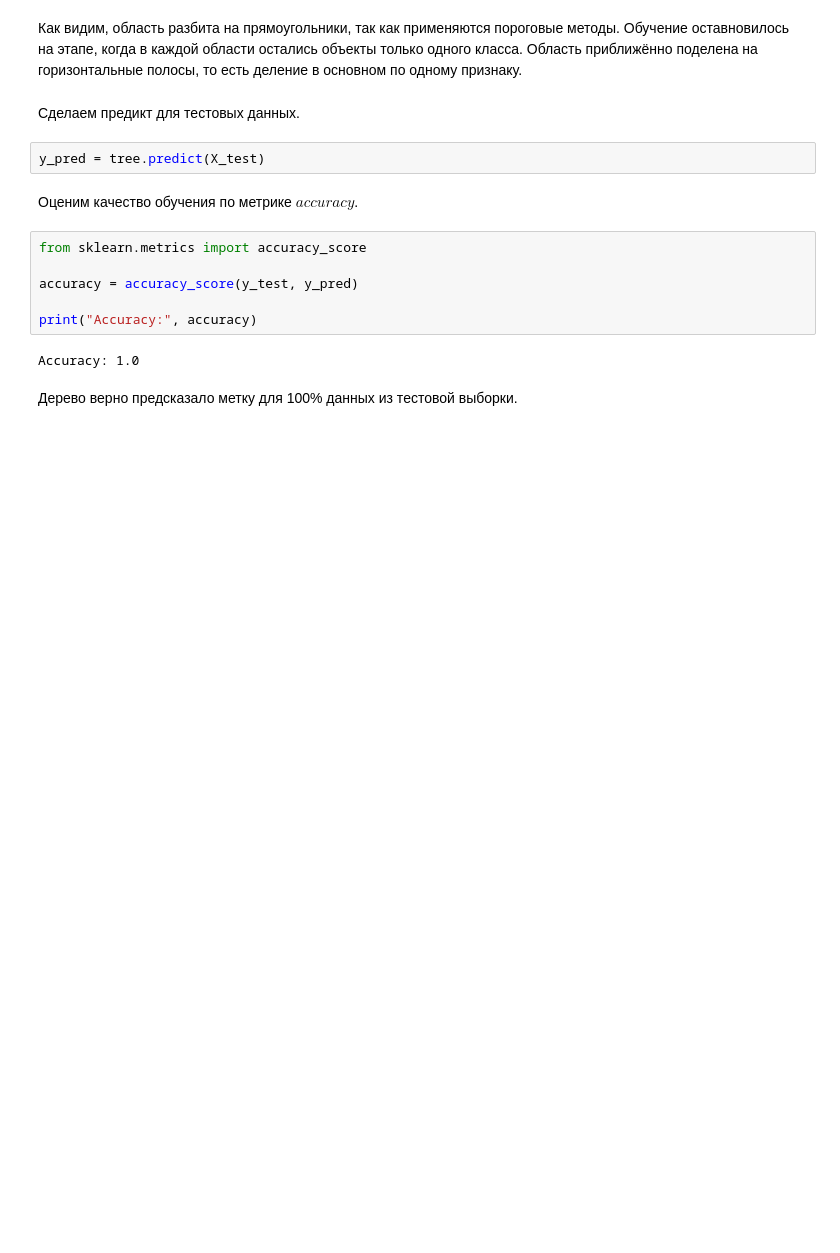
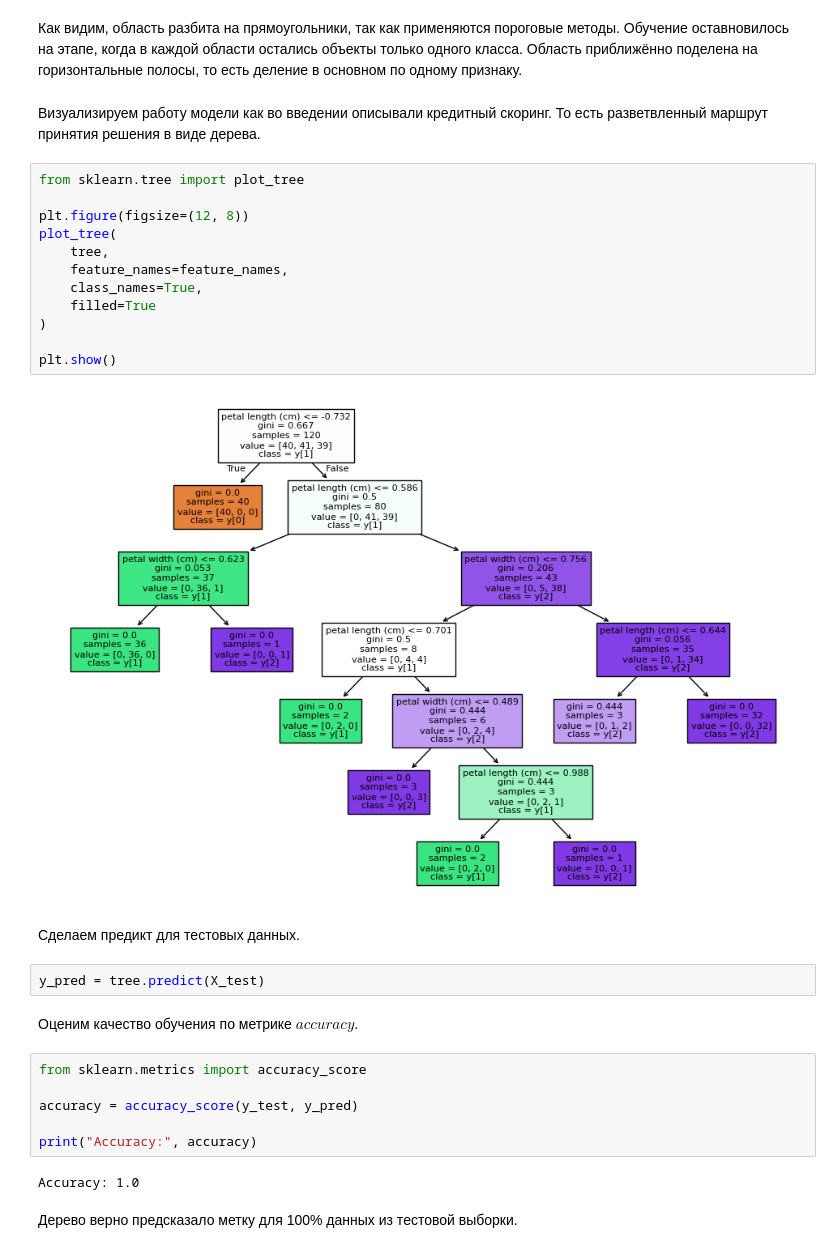
Before and after one commit to pymlex/ml-course-for-schools, a Jupyter notebook: [ML-03] Decision tree.ipynb, the cells around one changed output. Drawn from its saved outputs; the diff is of its cells as text; blank space fills up the shorter version.

```diff
--- a/[ML-03] Decision tree.ipynb
+++ b/[ML-03] Decision tree.ipynb
@@ -408,5 +404,21 @@ visualize_classifier(tree, X_train, y_train)
 # %% [markdown]
 Как видим, область разбита на прямоугольники, так как применяются пороговые методы. Обучение оставновилось на этапе, когда в каждой области остались объекты только одного класса. Область приближённо поделена на горизонтальные полосы, то есть деление в основном по одному признаку.
+# %% [markdown]
+Визуализируем работу модели как во введении описывали кредитный скоринг. То есть разветвленный маршрут принятия решения в виде дерева.
+# %%
+from sklearn.tree import plot_tree
+
+plt.figure(figsize=(12, 8))
+plot_tree(
+    tree,
+    feature_names=feature_names,
+    class_names=True,
+    filled=True
+)
+
+plt.show()
+# %% [output]
+[figure, added]
 # %% [markdown]
 Сделаем предикт для тестовых данных.
 # %%
```
Also changed, not shown: parts of 14 cells of this notebook.
